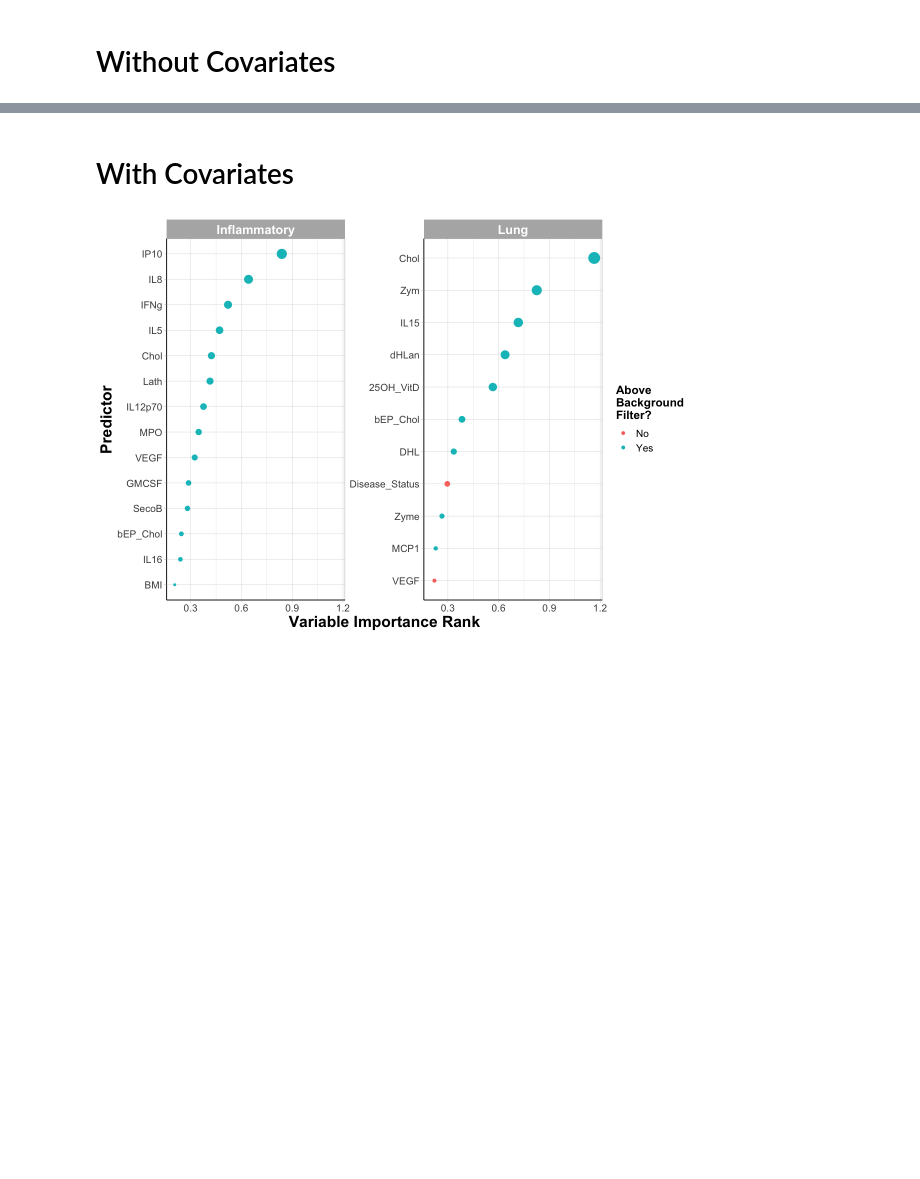
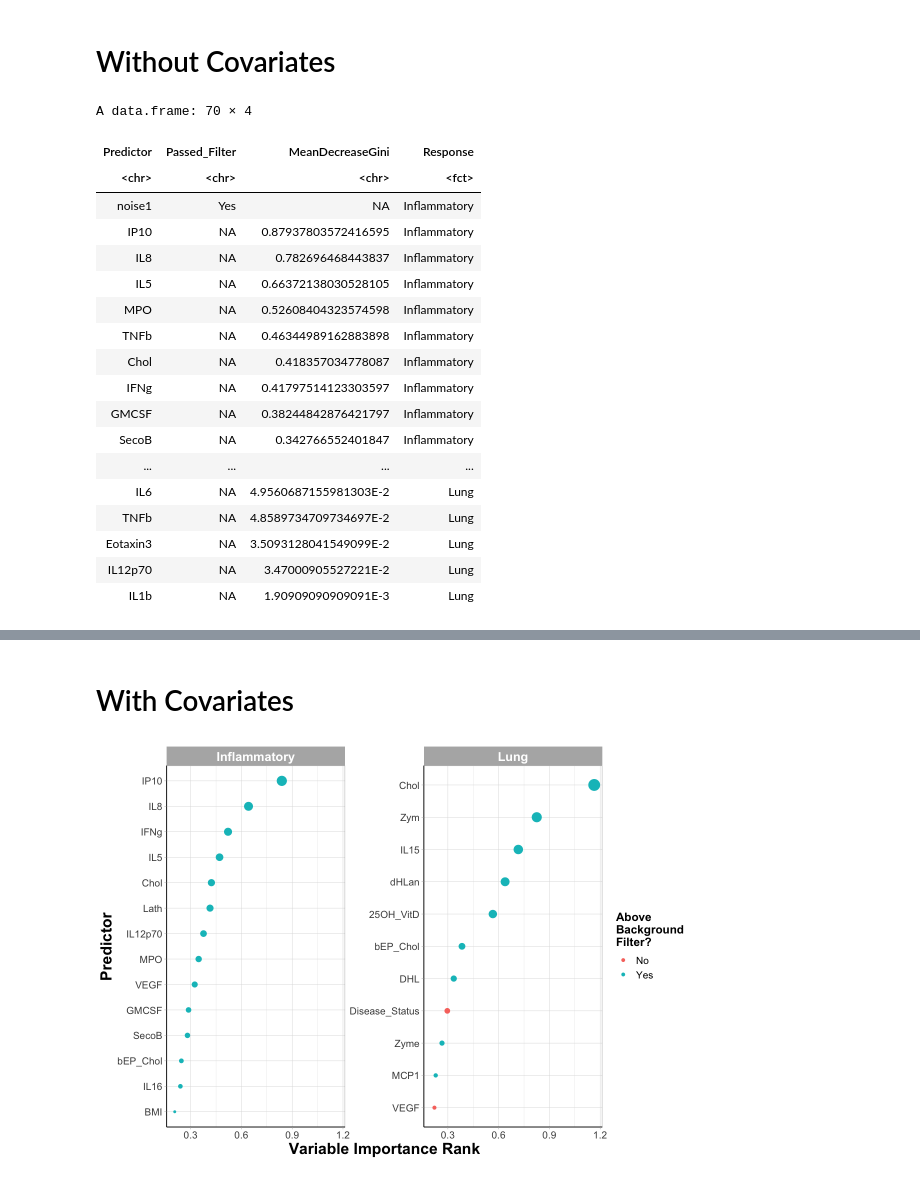
Before and after one commit to UNC-CEMALB/Ozone-exposure-is-associated-with-alterations-in-lung-and-systemic-sterol-profiles-in-healthy-and-as, a Jupyter notebook: 3. ML Visualization/Variable Importance Plot.ipynb, the cells around one changed output, grey strips where cells are left out. Cells and saved outputs as stored; diff of their text form; code cells hidden in the pictures; blank space fills up the shorter version.

```diff
--- a/3. ML Visualization/Variable Importance Plot.ipynb
+++ b/3. ML Visualization/Variable Importance Plot.ipynb
@@ -73,4 +73,26 @@ A data.frame: 6 × 4
 # %% [markdown]
 # Without Covariates
+# %%
+var_imp_df %>% filter(MeanDecreaseGini > 0.15)
+# %% [output]
+A data.frame: 70 × 4
+| Predictor | Passed_Filter | MeanDecreaseGini | Response |
+| <chr> | <chr> | <chr> | <fct> |
+| noise1 | Yes | NA | Inflammatory |
+| IP10 | NA | 0.87937803572416595 | Inflammatory |
+| IL8 | NA | 0.782696468443837 | Inflammatory |
+| IL5 | NA | 0.66372138030528105 | Inflammatory |
+| MPO | NA | 0.52608404323574598 | Inflammatory |
+| TNFb | NA | 0.46344989162883898 | Inflammatory |
+| Chol | NA | 0.418357034778087 | Inflammatory |
+| IFNg | NA | 0.41797514123303597 | Inflammatory |
+| GMCSF | NA | 0.38244842876421797 | Inflammatory |
+| SecoB | NA | 0.342766552401847 | Inflammatory |
+| ... | ... | ... | ... |
+| IL6 | NA | 4.9560687155981303E-2 | Lung |
+| TNFb | NA | 4.8589734709734697E-2 | Lung |
+| Eotaxin3 | NA | 3.5093128041549099E-2 | Lung |
+| IL12p70 | NA | 3.47000905527221E-2 | Lung |
+| IL1b | NA | 1.90909090909091E-3 | Lung |
 # %%
 options(repr.plot.width=10, repr.plot.height=7) #changing size
```
Also changed, not shown: parts of 4 cells of this notebook.
